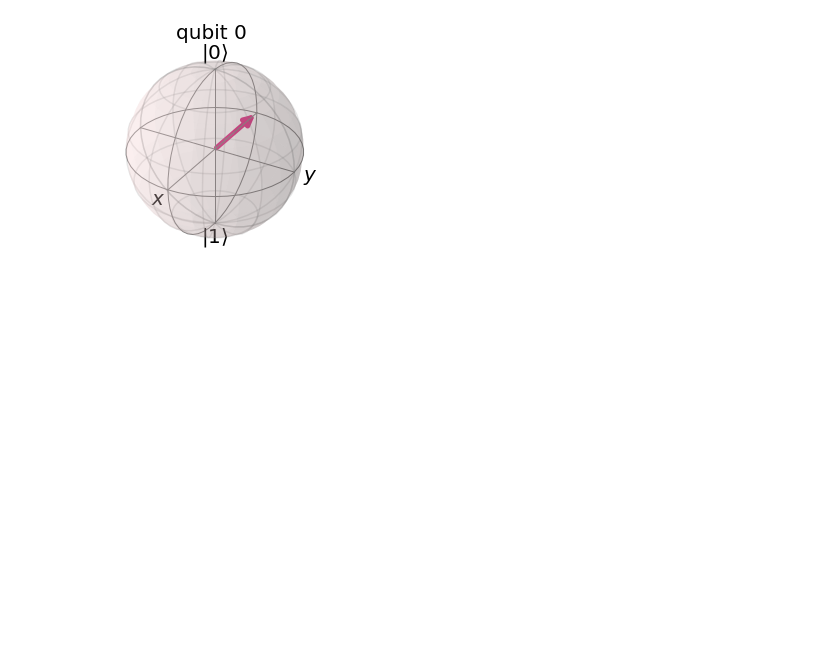
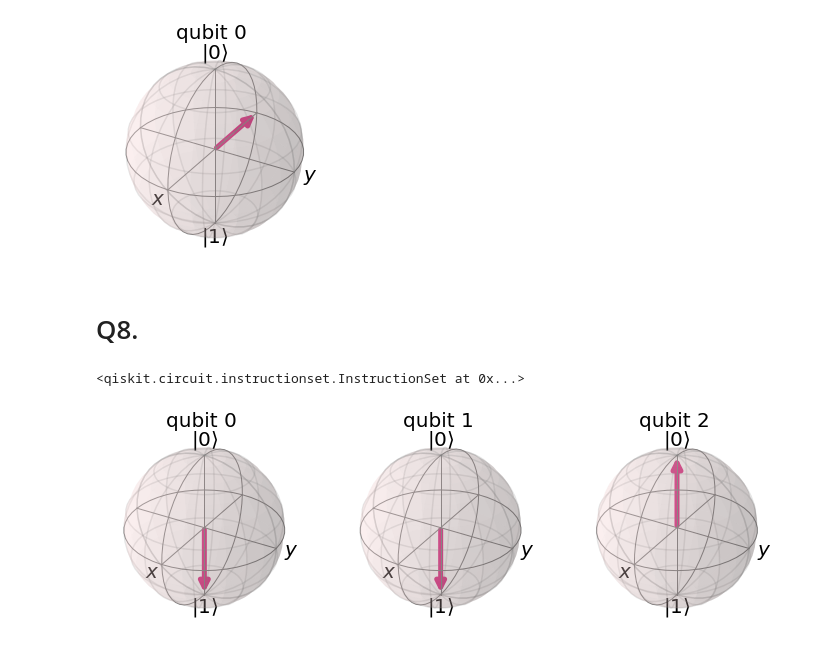
Before and after one commit to oreo-k/ibm-qiskit_c1000-112_sample, a Jupyter notebook: answer_code.ipynb, the cells around one changed output. Cells and saved outputs as stored; diff of their text form; code cells hidden in the pictures; blank space fills up the shorter version.

```diff
--- a/answer_code.ipynb
+++ b/answer_code.ipynb
@@ -158,3 +154,20 @@ statevector = result.get_statevector(qc)
 plot_bloch_multivector(statevector)
 # %% [output]
 [figure]
+# %% [markdown]
+# Q8.
+# %%
+qc = QuantumCircuit(3, 3)
+
+qc.initialize([1/math.sqrt(2), 0, 0, 1/math.sqrt(2),0,0,0,0], [0,1,2])
+qc.measure([0,1,2],[0,1,2])
+# %% [output]
+<qiskit.circuit.instructionset.InstructionSet at 0x...>
+# %%
+simulator = Aer.get_backend('statevector_simulator')
+job = execute(qc, simulator)
+result = job.result()
+statevector = result.get_statevector(qc)
+plot_bloch_multivector(statevector)
+# %% [output]
+[figure, added]
```
Also changed, not shown: parts of 6 cells of this notebook, 29 other files.
